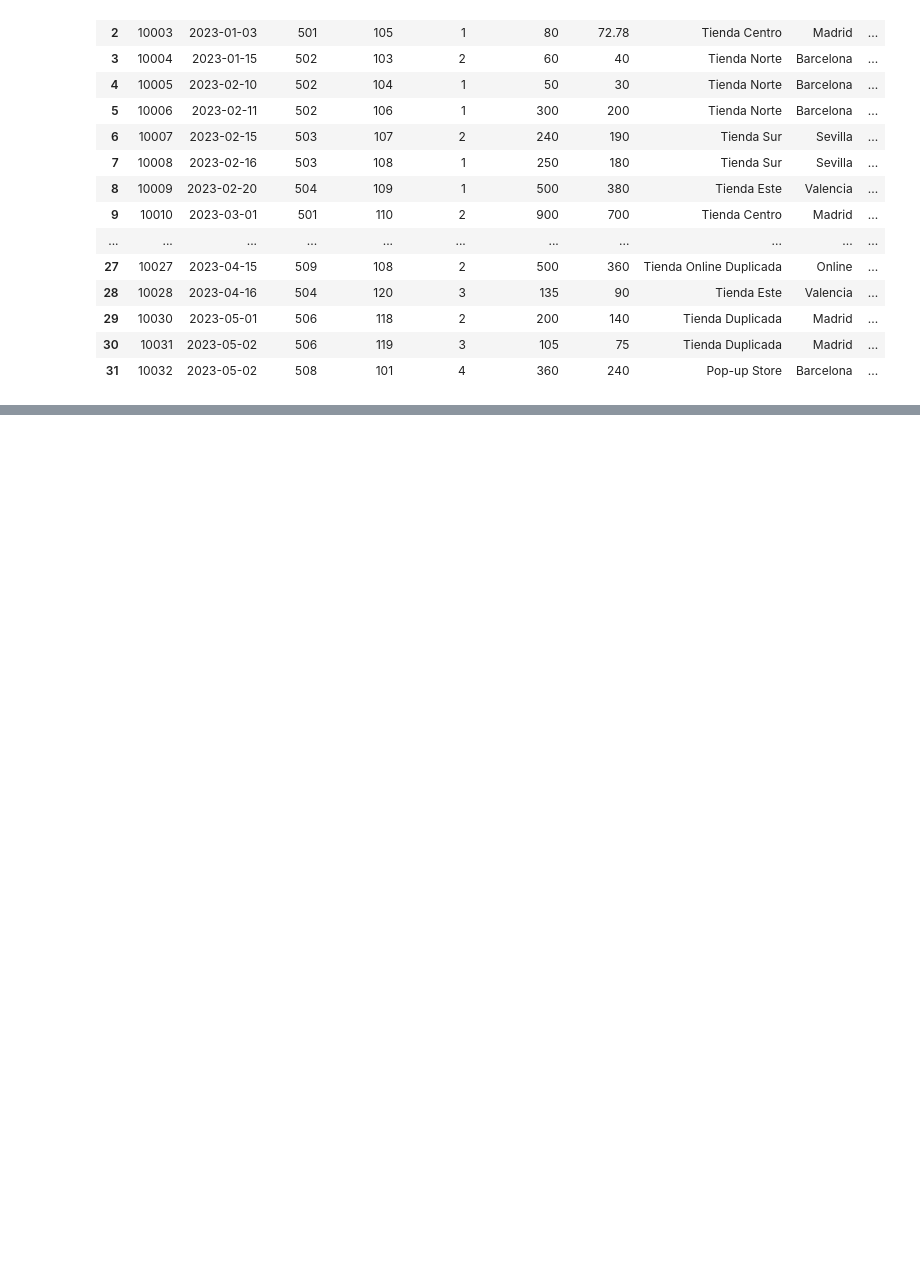
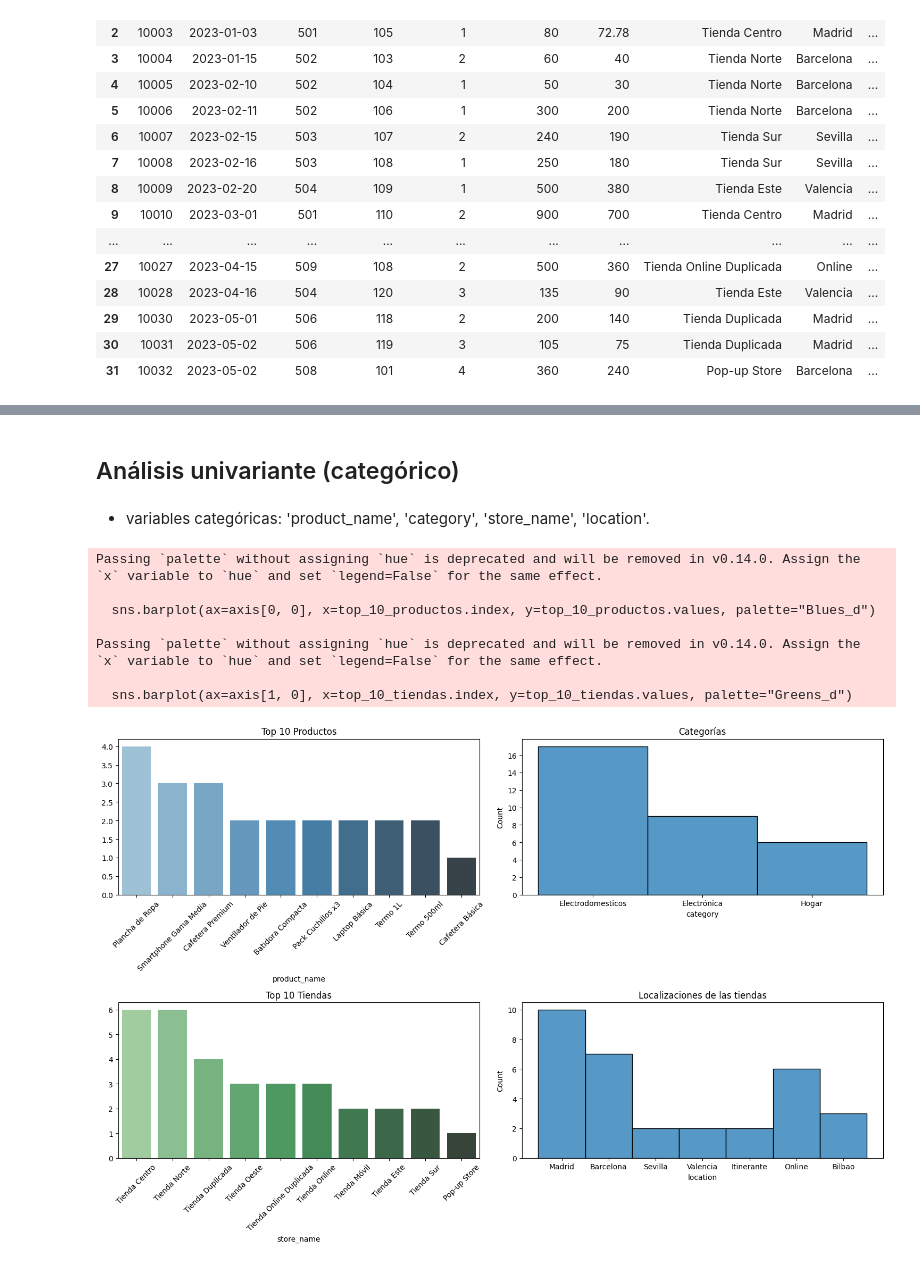
Before and after one commit to fertr98/Junior-Data-Scientist---Prueba-t-cnica, a Jupyter notebook: src/explore.ipynb, the cells around one changed output, grey strips where cells are left out. Drawn from its saved outputs; the diff is of its cells as text; code cells hidden in the pictures; blank space fills up the shorter version.

```diff
--- a/src/explore.ipynb
+++ b/src/explore.ipynb
@@ -346,3 +372,7 @@ Además en el dataset "data_ventas" se observa un "store_id" con un valor "999".
+# %%
+#conversión de variable categórica a numérica
+
+dataset_tiendas_ventas_productos["total_cost"] = pd.to_numeric(dataset_tiendas_ventas_productos["total_cost"])
 # %%
 #nuevo nombre del dataset final
 
@@ -368,0 +460,40 @@ dataset.to_csv("/workspaces/Junior-Data-Scientist---Prueba-t-cnica/data/processe
+# %% [markdown]
+## Análisis univariante (categórico)
+# %% [markdown]
+- variables categóricas: 'product_name', 'category', 'store_name', 'location'.
+# %%
+#agrupar y contar las categorías más frecuentes
+top_10_productos = dataset['product_name'].value_counts().nlargest(10)  #top 10 productos
+top_10_tiendas = dataset['store_name'].value_counts().nlargest(10)  #top 10 tiendas
+
+#crear una figura y ejes
+fig, axis = plt.subplots(2, 2, figsize=(15, 10))
+
+#histograma para los 10 productos más vendidos
+sns.barplot(ax=axis[0, 0], x=top_10_productos.index, y=top_10_productos.values, palette="Blues_d")
+axis[0, 0].set_title('Top 10 Productos')
+axis[0, 0].tick_params(axis='x', rotation=45)
+
+#histograma para las 10 tiendas más frecuentes
+sns.barplot(ax=axis[1, 0], x=top_10_tiendas.index, y=top_10_tiendas.values, palette="Greens_d")
+axis[1, 0].set_title('Top 10 Tiendas')
+axis[1, 0].tick_params(axis='x', rotation=45)
+
+#histograma para 'category' y 'location' (que deberían tener menos valores)
+sns.histplot(ax=axis[0, 1], data=dataset, x="category").set_title('Categorías')
+sns.histplot(ax=axis[1, 1], data=dataset, x="location").set_title('Localizaciones de las tiendas')
+
+# Ajustar el layout
+plt.tight_layout()
+
+# Mostrar el plot
+plt.show()
+# %% [output]
+Passing `palette` without assigning `hue` is deprecated and will be removed in v0.14.0. Assign the `x` variable to `hue` and set `legend=False` for the same effect.
+
+  sns.barplot(ax=axis[0, 0], x=top_10_productos.index, y=top_10_productos.values, palette="Blues_d")
+
+Passing `palette` without assigning `hue` is deprecated and will be removed in v0.14.0. Assign the `x` variable to `hue` and set `legend=False` for the same effect.
+
+  sns.barplot(ax=axis[1, 0], x=top_10_tiendas.index, y=top_10_tiendas.values, palette="Greens_d")
+[figure, added]
```
Also changed, not shown: parts of 30 cells of this notebook, 1 other file.
